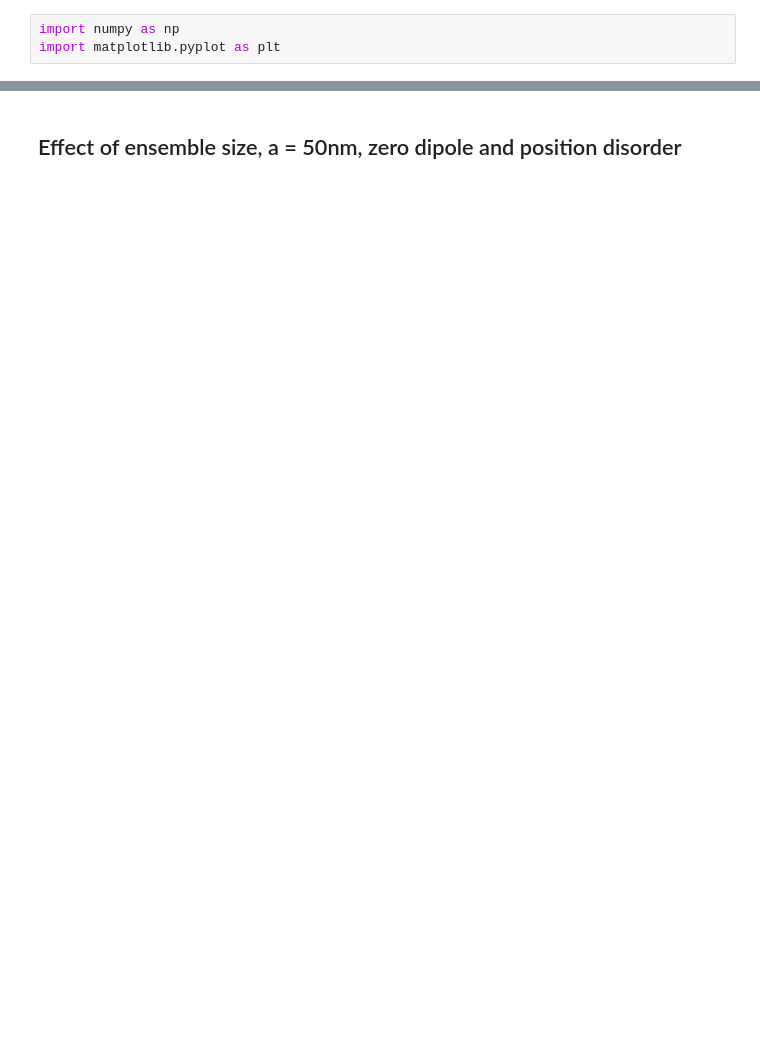
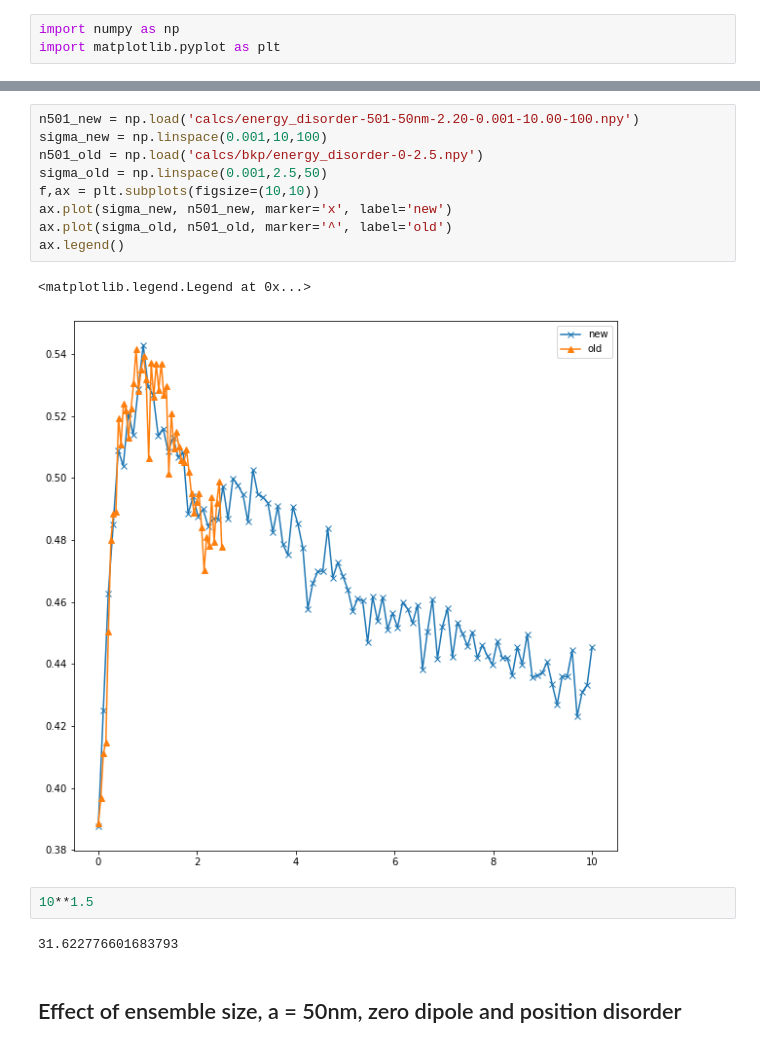
Before and after one commit to brianz98/eigenstate-thermolization, a Jupyter notebook: data.ipynb, the cells around one changed output, grey strips where cells are left out. Saved outputs shown, nothing was run; the diff lists cells and outputs as text; blank space fills up the shorter version.

```diff
--- a/data.ipynb
+++ b/data.ipynb
@@ -14,3 +24,19 @@ energy_disorder-1001-50nm-4-10.out   energy_disorder.py
+# %%
+n501_new = np.load('calcs/energy_disorder-501-50nm-2.20-0.001-10.00-100.npy')
+sigma_new = np.linspace(0.001,10,100)
+n501_old = np.load('calcs/bkp/energy_disorder-0-2.5.npy')
+sigma_old = np.linspace(0.001,2.5,50)
+f,ax = plt.subplots(figsize=(10,10))
+ax.plot(sigma_new, n501_new, marker='x', label='new')
+ax.plot(sigma_old, n501_old, marker='^', label='old')
+ax.legend()
+# %% [output]
+<matplotlib.legend.Legend at 0x...>
+[figure, added]
+# %%
+10**1.5
+# %% [output]
+31.622776601683793
 # %% [markdown]
 ## Effect of ensemble size, a = 50nm, zero dipole and position disorder
 # %%
```
Also changed, not shown: parts of 6 cells of this notebook, 1 other file.
